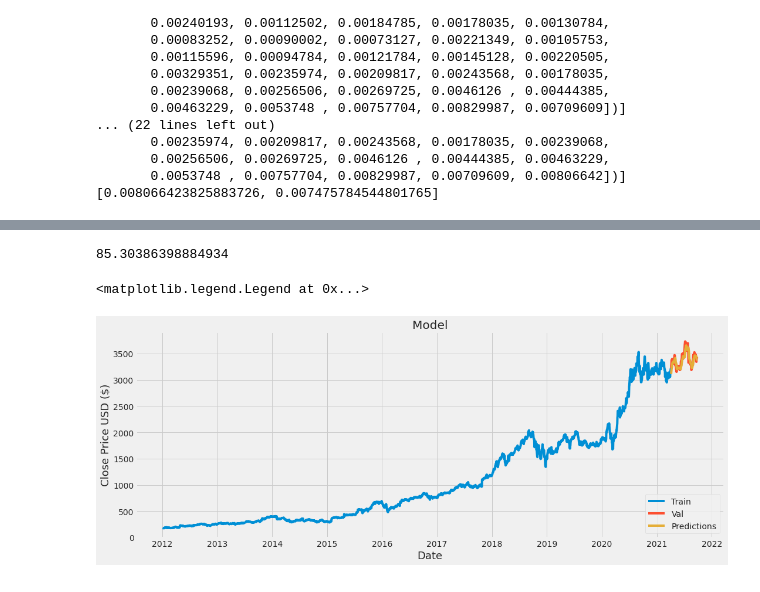
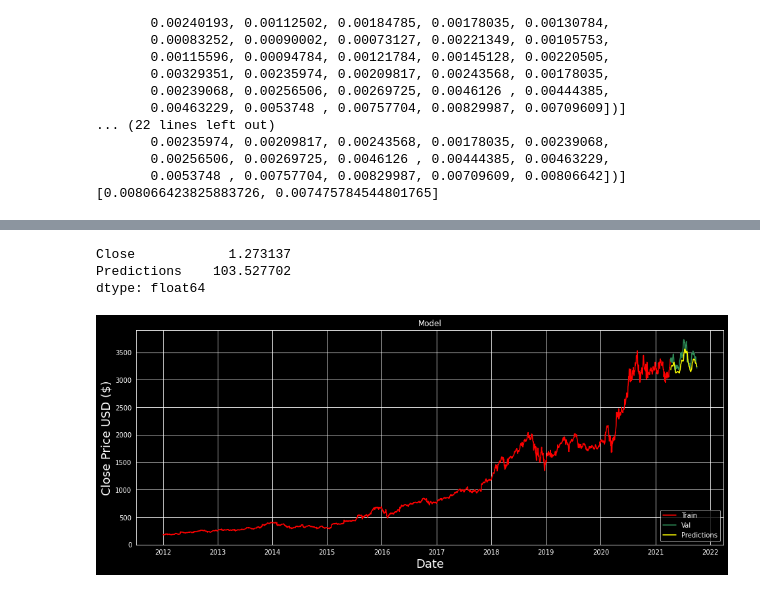
Before and after one commit to KotaMaheshKumar/Stock-Market-Price_Prediction, a Jupyter notebook: Stock_Financial_Analysis_.ipynb, the cells around one changed output, grey strips where cells are left out. Saved outputs shown, nothing was run; the diff lists cells and outputs as text; code cells hidden in the pictures.

```diff
--- a/Stock_Financial_Analysis_.ipynb
+++ b/Stock_Financial_Analysis_.ipynb
@@ -879,5 +901,7 @@ From the mirror of a Sharpe ratio and maximum drawdown, we can tell that the per
 # %%
+import pandas as pd
+import numpy as np
 import matplotlib.pyplot as plt
 import seaborn as sns
-sns.set_style('whitegrid')
-plt.style.use('fivethirtyeight')
+sns.set_style('darkgrid')
+plt.style.use('dark_background')
@@ -1161,6 +1167,7 @@ Text(0, 0.5, 'Close price USD ($)')
 # %%
-data = df_amazon.filter(['Close'])
-dataset = data.values
-training_data_len = int(np.ceil(len(dataset)* 0.95))
+# DataFrame with 'Close' column
+close = df_amazon.filter(['Close'])
+closeset = close.values
+training_data_len = int(np.ceil(len(closeset)* 0.95))
 training_data_len
 # %% [output]
@@ -1168,9 +1175,9 @@ training_data_len
 # %%
-#Scale the data
-
+# Feature Scaling
+# Scaling the data for optimal performance so using MinMax Scaler to scale data between 0 and 1.
 from sklearn.preprocessing import MinMaxScaler
 scaler = MinMaxScaler(feature_range = (0,1))
-scaler_data = scaler.fit_transform(dataset)
+scaler_data = scaler.fit_transform(closeset)
 scaler_data
 # %% [output]
 array([[8.71895264e-04],
@@ -1183,6 +1190,6 @@ array([[8.71895264e-04],
 # %%
 # Creating training set and testing set
-train_data = scaler_data[:int(training_data_len), :]
+train_data = scaler_data[0:int(training_data_len), :]
 
 x_train = []
 y_train = []
@@ -1234,35 +1249,40 @@ model.fit(x_train,y_train, batch_size = 1, epochs = 1)
 <keras.callbacks.History at 0x...>
 # %%
+# Set the time ste as 60
 test_data = scaler_data[training_data_len - 60: , :]
 x_test = []
-y_test = dataset[training_data_len:, :]
+y_test = closeset[training_data_len:, :]
 for i in range(60, len(test_data)):
       x_test.append(test_data[i-60:i, 0])
 
+# Reshape the data
 x_test = np.array(x_test)
-
 x_test = np.reshape(x_test, (x_test.shape[0], x_test.shape[1], 1))
 
+# Model Predicted Values
 predictions = model.predict(x_test)
 predictions = scaler.inverse_transform(predictions)
 
-rmse = np.sqrt(np.mean(((predictions - y_test) ** 2)))
+# RMSE
+rmse = np.sqrt(np.mean(((results - y_test) ** 2)))
 rmse
 # %% [output]
-85.30386398884934
+Close            1.273137
+Predictions    103.527702
+dtype: float64
 # %%
-train = data[:training_data_len]
-valid = data[training_data_len:]
-valid['Predictions'] = predictions
+train = close[:training_data_len]
+results = close[training_data_len:]
+results['Predictions'] = predictions
 
 # Visualize the data
 plt.figure(figsize=(16,6))
 plt.title('Model')
 plt.xlabel('Date', fontsize=18)
 plt.ylabel('Close Price USD ($)', fontsize=18)
-plt.plot(train['Close'])
-plt.plot(valid[['Close', 'Predictions']])
-plt.legend(['Train', 'Val', 'Predictions'], loc='lower right')
+plt.plot(train['Close'], color = 'red', label = 'Train')
+plt.plot(results['Close'], color = 'seagreen', label = 'Valid')
+plt.plot(results['Predictions'], color = 'yellow', label = 'Predictions')
+plt.legend(['Train', 'Val', 'Predictions'], loc='lower right');
 # %% [output]
-<matplotlib.legend.Legend at 0x...>
-[figure, old version]
+[figure, new version]
```
Also changed, not shown: parts of 94 cells of this notebook.
